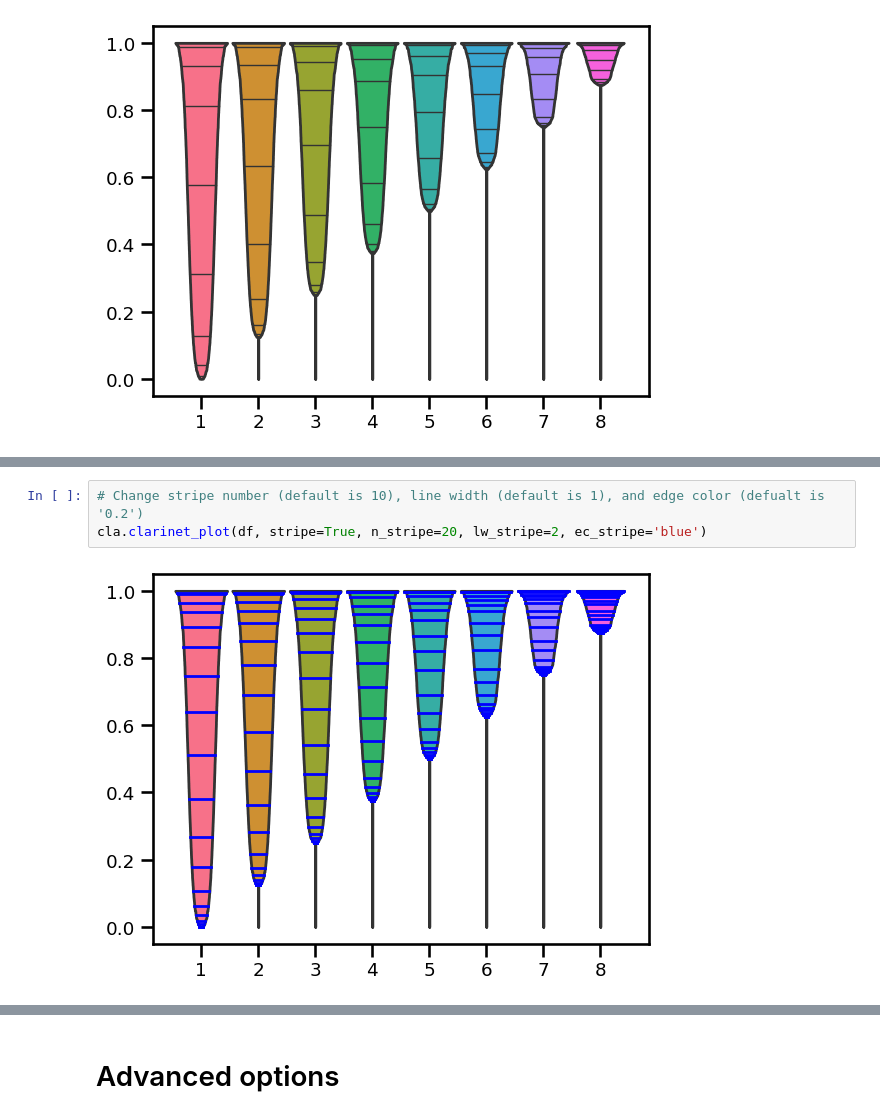
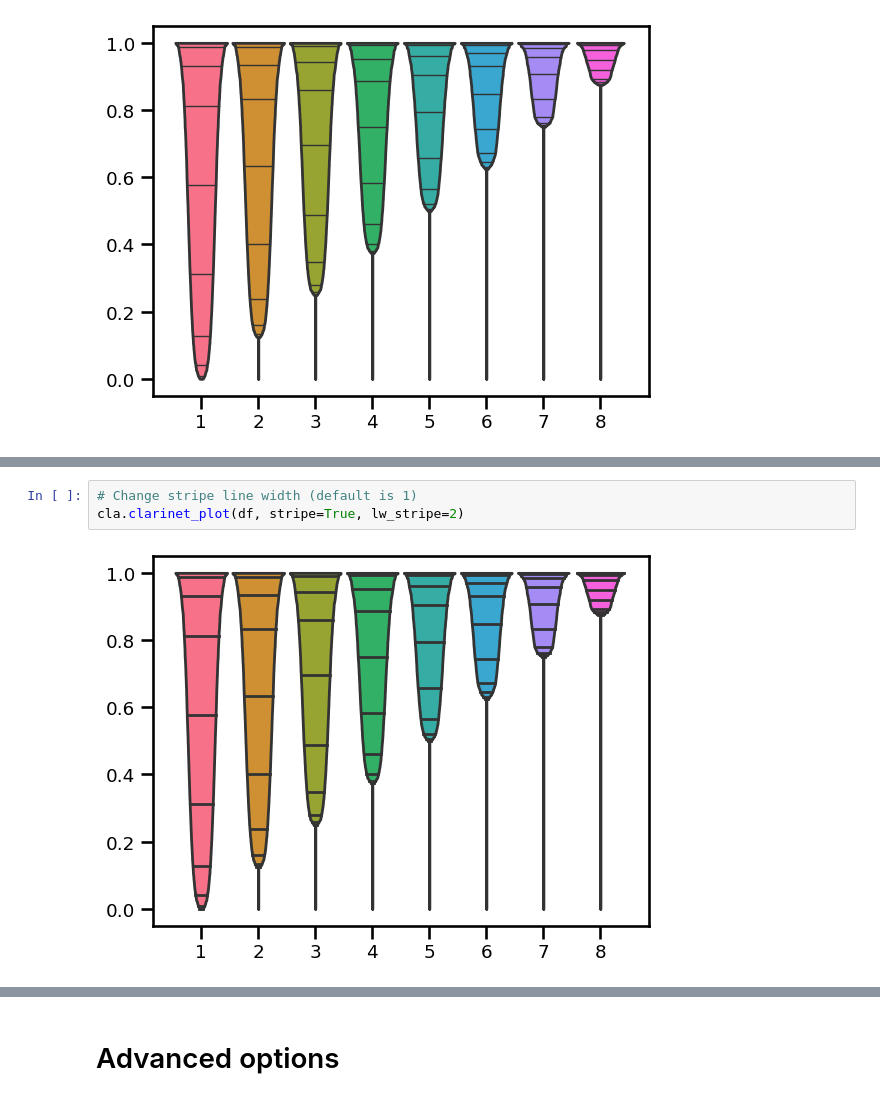
Before and after one commit to okumakito/clarinet_plot, a Jupyter notebook: clarinet_plot.ipynb, the cells around one changed output, grey strips where cells are left out. Saved outputs shown, nothing was run; the diff lists cells and outputs as text.

```diff
--- a/clarinet_plot.ipynb
+++ b/clarinet_plot.ipynb
@@ -118,5 +123,5 @@ cla.clarinet_plot(df, stripe=True)
 # %%
-# Change stripe number (default is 10), line width (default is 1), and edge color (defualt is '0.2')
-cla.clarinet_plot(df, stripe=True, n_stripe=20, lw_stripe=2, ec_stripe='blue')
+# Change stripe line width (default is 1)
+cla.clarinet_plot(df, stripe=True, lw_stripe=2)
 # %% [output]
-[figure, old version]
+[figure, new version]
```
Also changed, not shown: parts of 8 cells of this notebook.
